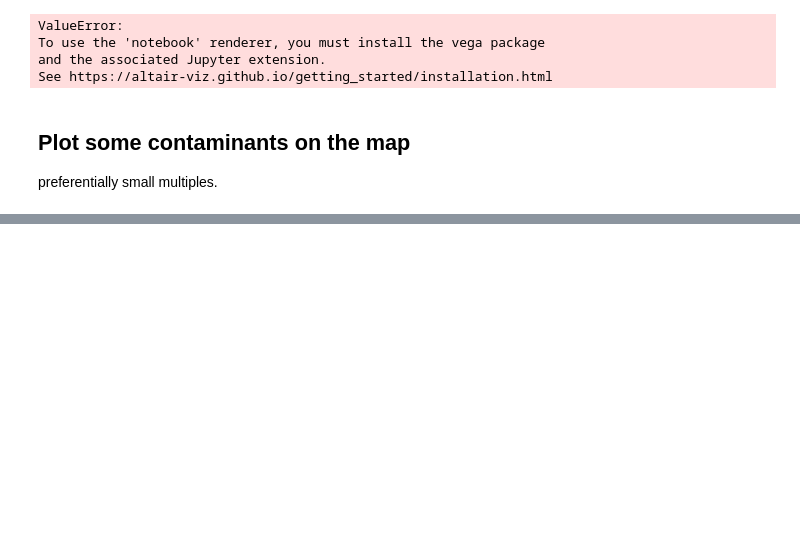
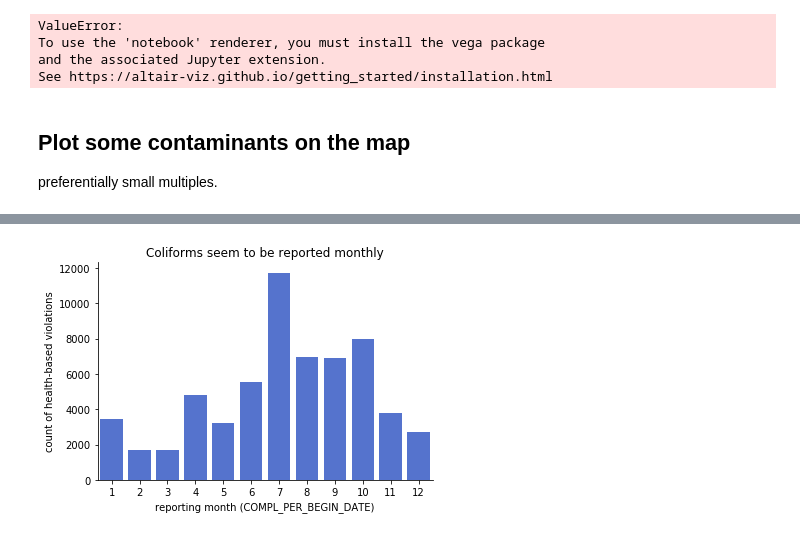
Before and after one commit to codeforboston/safe-water, a Jupyter notebook: code/python/notebooks/exploration_of_contaminants.ipynb, the cells around one changed output, grey strips where cells are left out. Drawn from its saved outputs; the diff is of its cells as text; code cells hidden in the pictures; blank space fills up the shorter version.

```diff
--- a/code/python/notebooks/exploration_of_contaminants.ipynb
+++ b/code/python/notebooks/exploration_of_contaminants.ipynb
@@ -233,0 +267,17 @@ preferentially small multiples.
+# %%
+# Looking at the coliforms:
+coliforms = viol[viol["CONTAMINANT_CODE"] == 3100]
+coliforms.head()
+
+coliforms_by_month = coliforms.groupby('COMPL_PER_BEGIN_MONTH').count().VIOLATION_ID.reset_index()
+
+p = sns.barplot(x='COMPL_PER_BEGIN_MONTH', y='VIOLATION_ID', data=coliforms_by_month, color='royalblue')
+p.set(xlabel='reporting month (COMPL_PER_BEGIN_DATE)', ylabel='count of health-based violations',
+      title = 'Coliforms seem to be reported monthly')
+sns.despine()
+plt.show()
+
+# g = sns.FacetGrid(tips, col="day", height=4, aspect=.5)
+# >>> g = g.map(plt.hist, "total_bill", bins=bins)
+# %% [output]
+[figure, added]
```
Also changed, not shown: parts of 8 cells of this notebook.
